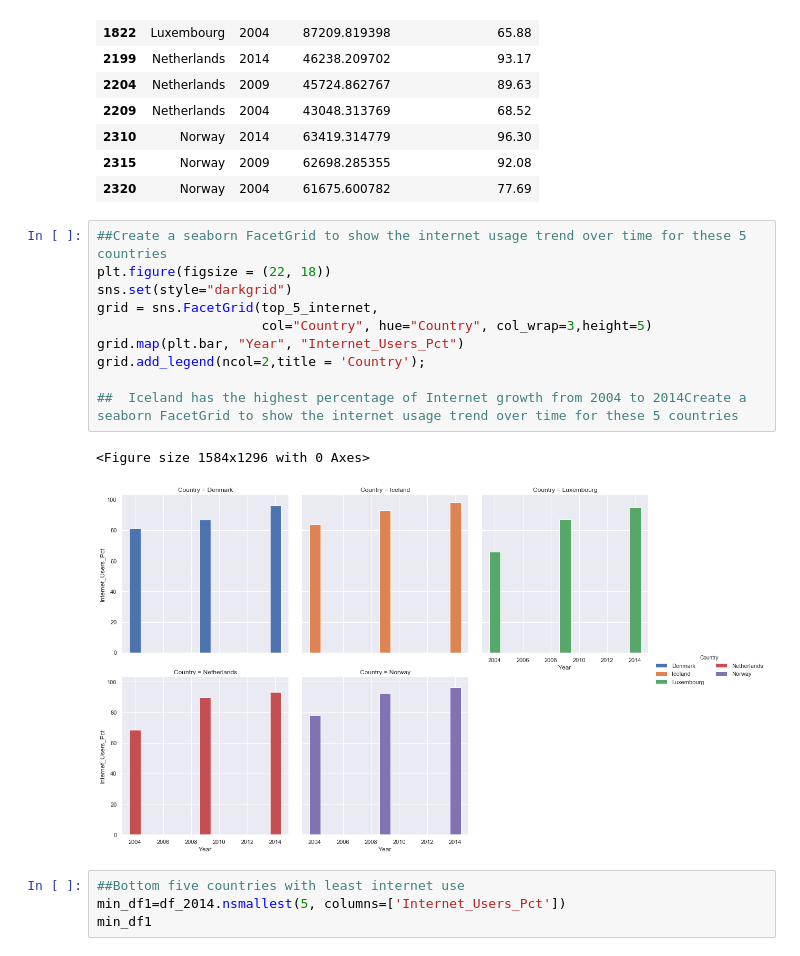
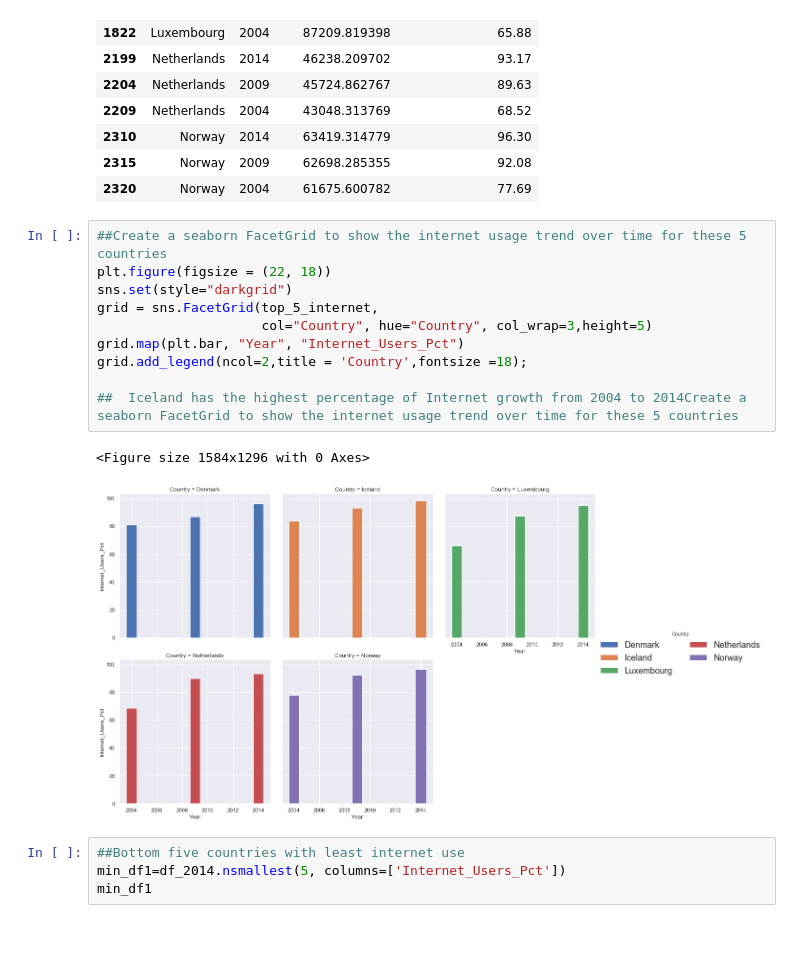
Before and after one commit to RakshandaKaukab05/gdp-and-internet-usage, a Jupyter notebook: new_gdp.ipynb, the cells around one changed output. Cells and saved outputs as stored; diff of their text form.

```diff
--- a/new_gdp.ipynb
+++ b/new_gdp.ipynb
@@ -428,16 +417,16 @@ top_5_internet
 # %%
 ##Create a seaborn FacetGrid to show the internet usage trend over time for these 5 countries
 plt.figure(figsize = (22, 18))
 sns.set(style="darkgrid")
 grid = sns.FacetGrid(top_5_internet,
                      col="Country", hue="Country", col_wrap=3,height=5)
 grid.map(plt.bar, "Year", "Internet_Users_Pct")
-grid.add_legend(ncol=2,title = 'Country');
+grid.add_legend(ncol=2,title = 'Country',fontsize =18);
 
 ##  Iceland has the highest percentage of Internet growth from 2004 to 2014Create a seaborn FacetGrid to show the internet usage trend over time for these 5 countries
 # %% [output]
 <Figure size 1584x1296 with 0 Axes>
-[figure, old version]
+[figure, new version]
 # %%
 ##Bottom five countries with least internet use
 min_df1=df_2014.nsmallest(5, columns=['Internet_Users_Pct'])
```
Also changed, not shown: parts of 6 cells of this notebook.
